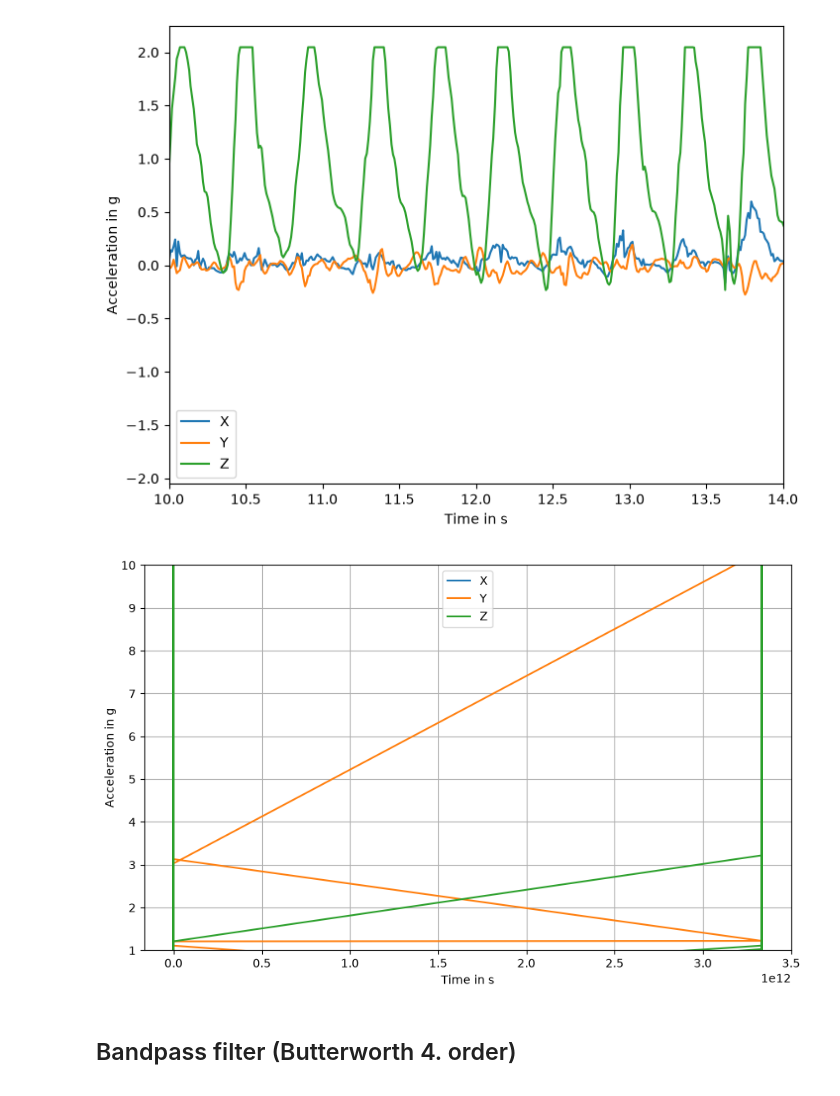
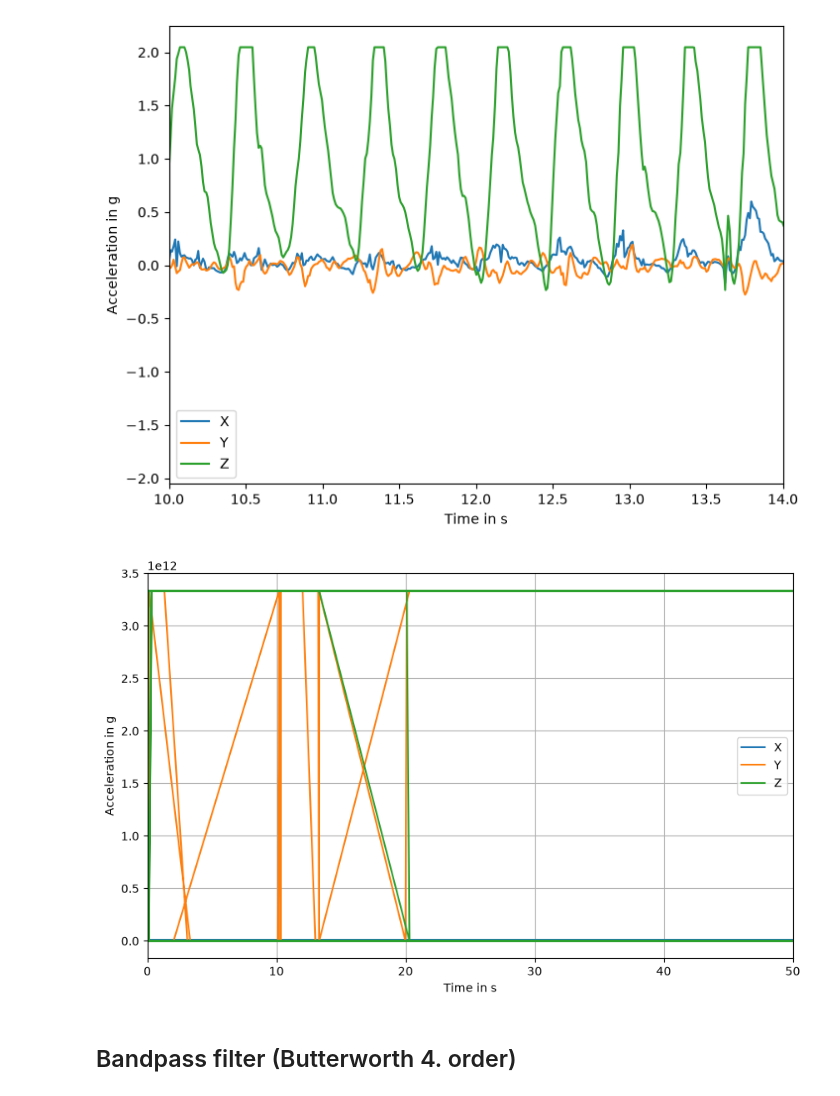
Before and after one commit to P-M16/Labor_Biosignalverarbeitung, a Jupyter notebook: Lab1_Visualisierung_Messdaten.ipynb, the cells around one changed output. Cells and saved outputs as stored; diff of their text form; code cells hidden in the pictures.

```diff
--- a/Lab1_Visualisierung_Messdaten.ipynb
+++ b/Lab1_Visualisierung_Messdaten.ipynb
@@ -78,26 +78,26 @@ df.plot(x='Time', y=['X', 'Y', 'Z'], ylabel='Acceleration in g',
 # %%
 '''AUFGABE_6'''
 
 df6 = pd.read_csv(
     'CSV_Daten/aufgabe6.csv',
     sep='\t',
     header=None,
     names=['X', 'Y', 'Z', 'Time']
 )
 
 #convert time from ms into s and acceleration from mg to g
 df6['Time'] /= 1000
 df6[['X', 'Y', 'Z']] /= 1000
 
 df6.plot(x='Time', y=['X', 'Y', 'Z'],
          ylabel='Acceleration in g',
          xlabel='Time in s', figsize=[10, 6],
-         ylim = (1, 10))
+         xlim = (0, 50))
 
 plt.grid()
 plt.show()
 # %% [output]
-[figure, old version]
+[figure, new version]
 # %% [markdown]
 ## Bandpass filter (Butterworth 4. order)
 # %%
```
Also changed, not shown: 1 other file.
